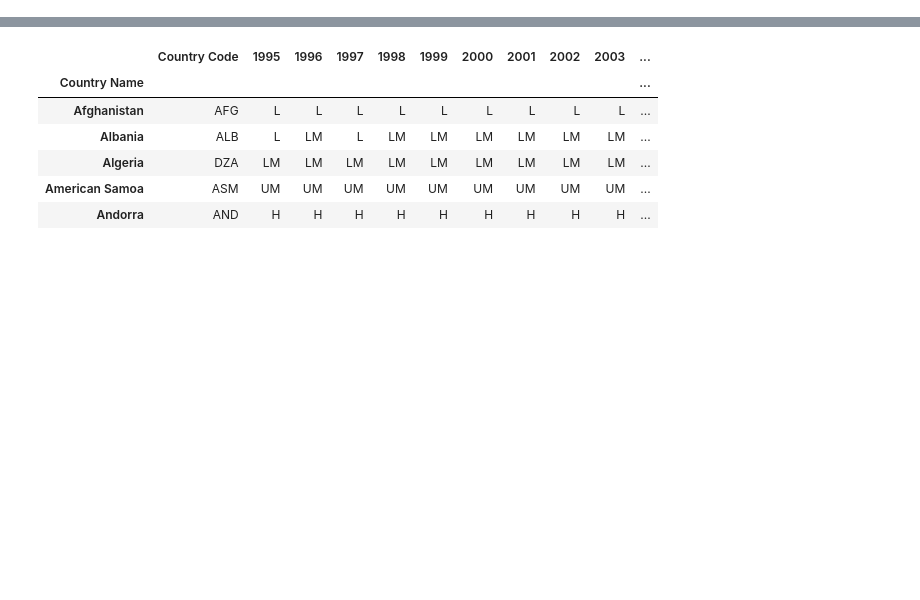
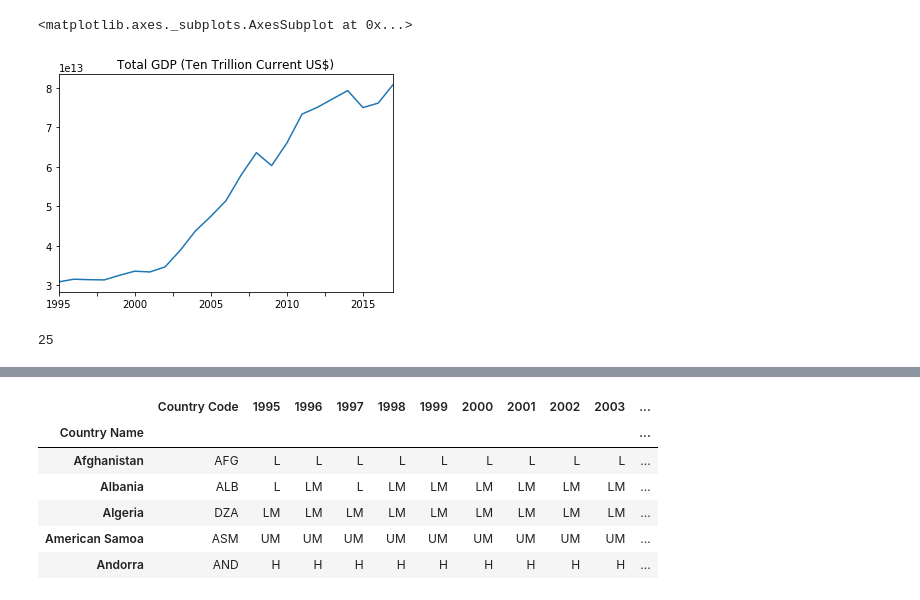
Before and after one commit to jason-hernandez-73/Project-1, a Jupyter notebook: test_data_analysis-checkpoint.ipynb, the cells around one changed output, grey strips where cells are left out. Cells and saved outputs as stored; diff of their text form; code cells hidden in the pictures; blank space fills up the shorter version.

```diff
--- a/test_data_analysis-checkpoint.ipynb
+++ b/test_data_analysis-checkpoint.ipynb
@@ -40,0 +99,9 @@ gni_concat_df = gni_concat_df.set_index("Country Name")
+# %%
+gdp_concat_df[years_list].loc['World'].plot(title='Total GDP (Ten Trillion Current US$)')
+# %% [output]
+<matplotlib.axes._subplots.AxesSubplot at 0x...>
+[figure, added]
+# %%
+len(total_co2.sum(axis=0)/pop_concat_df.sum(axis=0))
+# %% [output]
+25
```
Also changed, not shown: parts of 16 cells of this notebook, 1 other file.
